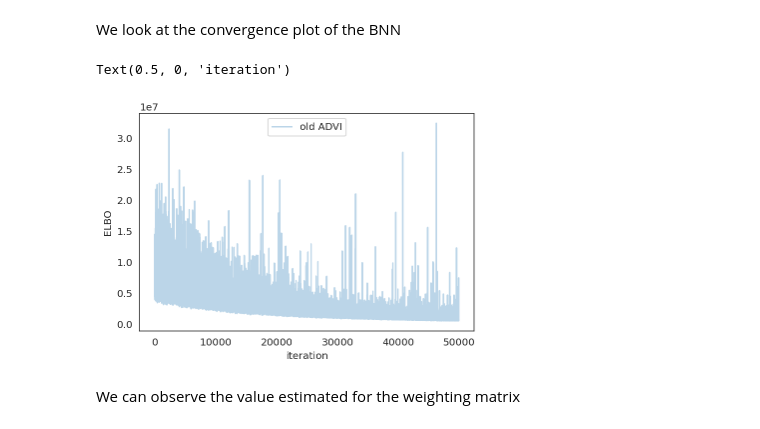
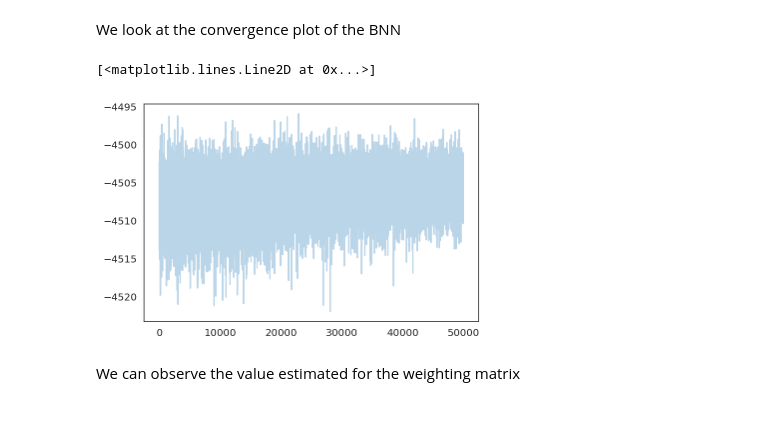
Before and after one commit to davide-ario/BNN, a Jupyter notebook: Nested-BayesianNN.ipynb, the cells around one changed output. Drawn from its saved outputs; the diff is of its cells as text; code cells hidden in the pictures.

```diff
--- a/Nested-BayesianNN.ipynb
+++ b/Nested-BayesianNN.ipynb
@@ -59,7 +59,7 @@ plt.show()
 The dependent variable is computed as   $Y = 2+3*X_0 - 2*{X_1}^2 + 8* X_1+7*X_2 - 4*{X_3}^3 + 3*sin(X_4) + confoundingVariable + latentCorrelatedVariable + 𝛆$
 where 𝛆 is N(0,2).
 # %%
-Y = 2+ X[:,0]*3-2*X[:,1]**2+8*X[:,1]+7*X[:,2]-4*X[:,3]**3+3*np.sin(X[:,4])+np.random.normal(0, 2, 1000)+ confounding_var+latent_corr
+Y = 2+ X[:,0]*3-2*X[:,1]**2+8*X[:,1]+7*X[:,2]-4*X[:,3]**3+3*np.sin(X[:,4])+np.random.normal(0, 2, 1000)+ confounding_var+latent_correlated
 X = X.astype(floatX)
 Y = Y.astype(floatX)
 X_train, X_test, Y_train, Y_test = train_test_split(X, Y, test_size=0.5)
@@ -81,21 +81,14 @@ ADVI Linear regression estimation (misspecified function)
 with pm.Model() as linear_regression:
     ann_input = pm.Data("ann_input", X_train)
     ann_output = pm.Data("ann_output", Y_train)
-#        delta = pm.HalfCauchy('delta', 1)
-    # Weights from input to hidden layer
+ # Parameter prior
     sigma = pm.HalfCauchy('sigma', 5)
     alpha = pm.Normal("alpha", 0, sigma=10)
+    beta = pm.Normal("beta", 0, sigma=10, shape=5)
+#   Parametric average
+    mu = alpha + beta[0]* ann_input[:,0] +beta[1]*ann_input[:,1] + beta[2] * ann_input[:,2]+ beta[3] * ann_input[:,3]+ beta[4] * ann_input[:,4]
 
-    # Weights from 1st to 2nd layer
-    beta = pm.Normal("beta", 0, sigma=10, shape=5)
-#              # Weights from 1st to 2nd layer
-#        weights_1_2 = pm.Normal("w_2_2", 0, sigma=1, shape=(n_hidden, n_hidden), testval=init_2)
-    # Weights from hidden layer to output
-
-#    mu = alpha + pm.math.dot(ann_input[], beta)
-    mu = alpha + ann_input[:,0]*beta[0]+ann_input[:,1]*beta[1]+ann_input[:,2]*beta[2]+ann_input[:,3]*beta[3]+ann_input[:,4]*beta[4]
-
-    # Binary classification -> Bernoulli likelihood
+    # Link function
     out = pm.Normal(
         "out", mu=mu,
         sigma=sigma,
@@ -105,9 +98,9 @@ with pm.Model() as linear_regression:
 
 with linear_regression:
     inference = pm.ADVI()
-    appr = pm.fit(n=200000, method=inference)
+    appr = pm.fit(n=250000, method=inference)
 
-plt.plot(-inference.hist[100000:], label="new ADVI", alpha=0.3)
+plt.plot(-inference.hist[150000:], label="new ADVI", alpha=0.3)
 trace_linear = appr.sample(draws=5000)
 # %% [output]
 [interactive output not drawn]
@@ -277,14 +275,14 @@ Finished [100%]: Average Loss = 8.2512e+05
 # %% [markdown]
 We look at the convergence plot of the BNN
 # %%
-#plt.plot(-inference.hist, label="new ADVI", alpha=0.3)
-plt.plot(approx.hist[70000:], label="old ADVI", alpha=0.3)
-plt.legend()
-plt.ylabel("ELBO")
-plt.xlabel("iteration")
+plt.plot(-inference.hist[200000:], label="new ADVI", alpha=0.3)
+#plt.plot(approx.hist[100000:], label="old ADVI", alpha=0.3)
+#plt.legend()
+#plt.ylabel("ELBO")
+#plt.xlabel("iteration")
 # %% [output]
-Text(0.5, 0, 'iteration')
+[<matplotlib.lines.Line2D at 0x...>]
-[figure, old version]
+[figure, new version]
 # %% [markdown]
 We can observe the value estimated for the weighting matrix
 # %%
```
Also changed, not shown: parts of 23 cells of this notebook.
